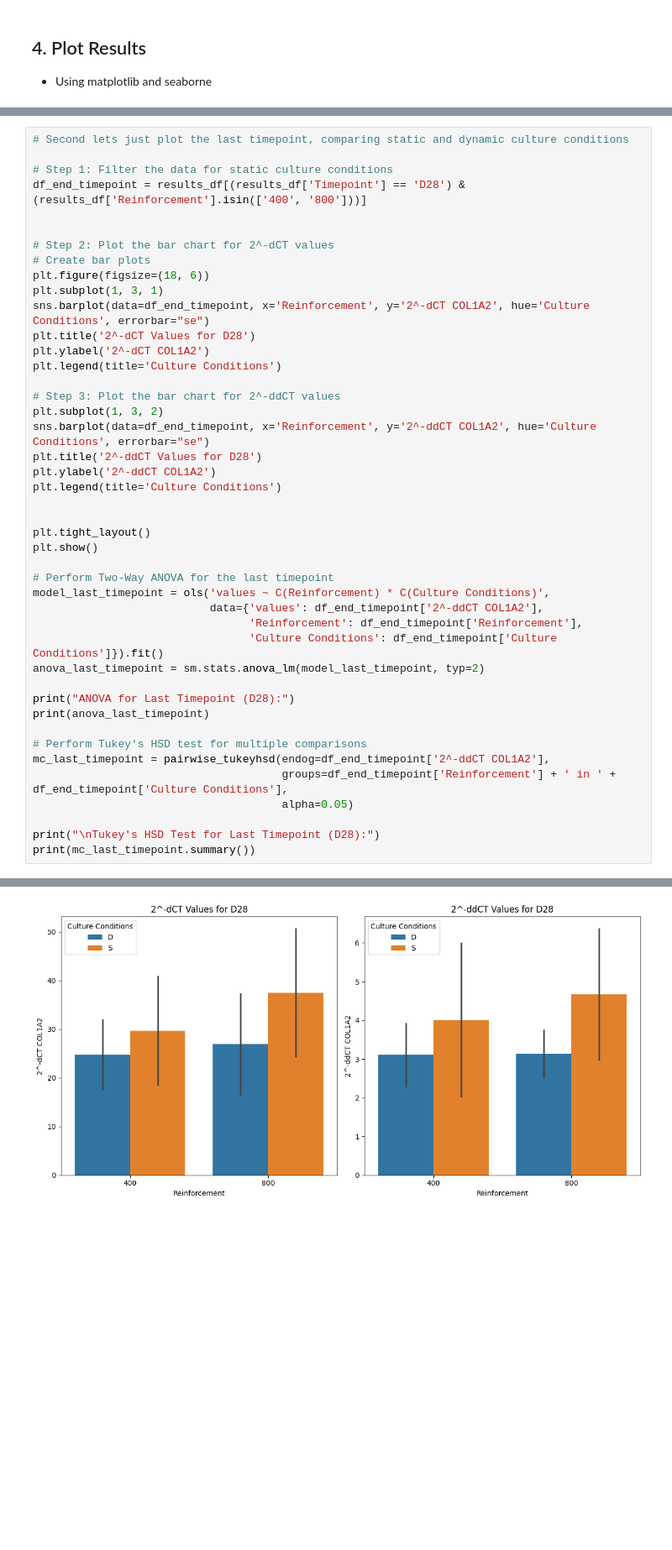
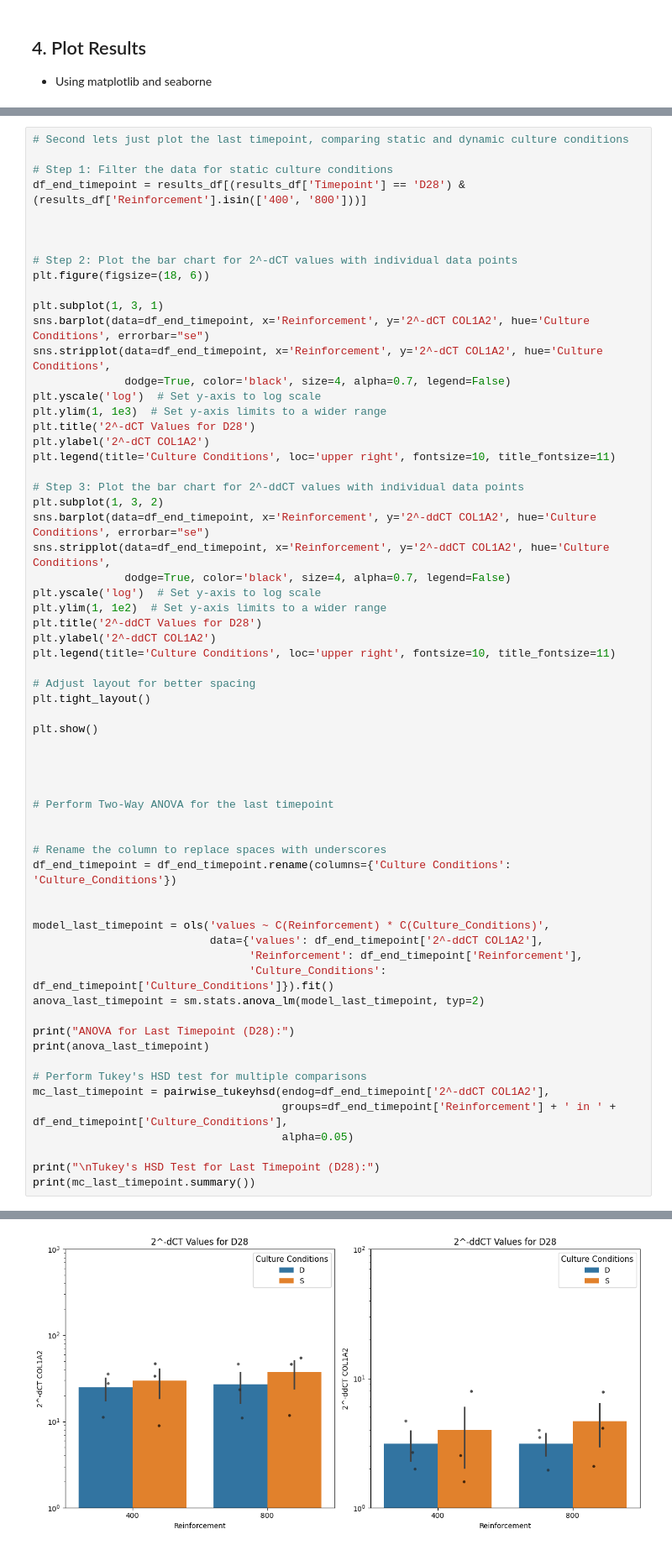
Before and after one commit to hagneeptatt/qPCR_notebook, a Jupyter notebook: qPCR_analysis.ipynb, the cells around one changed output, grey strips where cells are left out. Shown: that part at 84% size. Saved outputs shown, nothing was run; the diff lists cells and outputs as text; blank space fills up the shorter version.

```diff
--- a/qPCR_analysis.ipynb
+++ b/qPCR_analysis.ipynb
@@ -391,31 +403,50 @@ Alg at D14 Alg at D28  -0.6931    1.0  -9.9302   8.544  False
 df_end_timepoint = results_df[(results_df['Timepoint'] == 'D28') & (results_df['Reinforcement'].isin(['400', '800']))]
 
 
-# Step 2: Plot the bar chart for 2^-dCT values
-# Create bar plots
+
+# Step 2: Plot the bar chart for 2^-dCT values with individual data points
 plt.figure(figsize=(18, 6))
+
 plt.subplot(1, 3, 1)
 sns.barplot(data=df_end_timepoint, x='Reinforcement', y='2^-dCT COL1A2', hue='Culture Conditions', errorbar="se")
+sns.stripplot(data=df_end_timepoint, x='Reinforcement', y='2^-dCT COL1A2', hue='Culture Conditions',
+              dodge=True, color='black', size=4, alpha=0.7, legend=False)
+plt.yscale('log')  # Set y-axis to log scale
+plt.ylim(1, 1e3)  # Set y-axis limits to a wider range
 plt.title('2^-dCT Values for D28')
 plt.ylabel('2^-dCT COL1A2')
-plt.legend(title='Culture Conditions')
+plt.legend(title='Culture Conditions', loc='upper right', fontsize=10, title_fontsize=11)
 
-# Step 3: Plot the bar chart for 2^-ddCT values
+# Step 3: Plot the bar chart for 2^-ddCT values with individual data points
 plt.subplot(1, 3, 2)
 sns.barplot(data=df_end_timepoint, x='Reinforcement', y='2^-ddCT COL1A2', hue='Culture Conditions', errorbar="se")
+sns.stripplot(data=df_end_timepoint, x='Reinforcement', y='2^-ddCT COL1A2', hue='Culture Conditions',
+              dodge=True, color='black', size=4, alpha=0.7, legend=False)
+plt.yscale('log')  # Set y-axis to log scale
+plt.ylim(1, 1e2)  # Set y-axis limits to a wider range
 plt.title('2^-ddCT Values for D28')
 plt.ylabel('2^-ddCT COL1A2')
-plt.legend(title='Culture Conditions')
+plt.legend(title='Culture Conditions', loc='upper right', fontsize=10, title_fontsize=11)
+
+# Adjust layout for better spacing
+plt.tight_layout()
+
+plt.show()
 
 
-plt.tight_layout()
-plt.show()
+
 
 # Perform Two-Way ANOVA for the last timepoint
-model_last_timepoint = ols('values ~ C(Reinforcement) * C(Culture Conditions)',
+
+
+# Rename the column to replace spaces with underscores
+df_end_timepoint = df_end_timepoint.rename(columns={'Culture Conditions': 'Culture_Conditions'})
+
+
+model_last_timepoint = ols('values ~ C(Reinforcement) * C(Culture_Conditions)',
                            data={'values': df_end_timepoint['2^-ddCT COL1A2'],
                                  'Reinforcement': df_end_timepoint['Reinforcement'],
-                                 'Culture Conditions': df_end_timepoint['Culture Conditions']}).fit()
+                                 'Culture_Conditions': df_end_timepoint['Culture_Conditions']}).fit()
 anova_last_timepoint = sm.stats.anova_lm(model_last_timepoint, typ=2)
 
 print("ANOVA for Last Timepoint (D28):")
@@ -423,7 +454,7 @@ print(anova_last_timepoint)
 
 # Perform Tukey's HSD test for multiple comparisons
 mc_last_timepoint = pairwise_tukeyhsd(endog=df_end_timepoint['2^-ddCT COL1A2'],
-                                      groups=df_end_timepoint['Reinforcement'] + ' in ' + df_end_timepoint['Culture Conditions'],
+                                      groups=df_end_timepoint['Reinforcement'] + ' in ' + df_end_timepoint['Culture_Conditions'],
                                       alpha=0.05)
 
 print("\nTukey's HSD Test for Last Timepoint (D28):")
@@ -432 +470 @@ print(mc_last_timepoint.summary())
-[figure, old version]
+[figure, new version]
```
Also changed, not shown: parts of 10 cells of this notebook, 7 other files.
